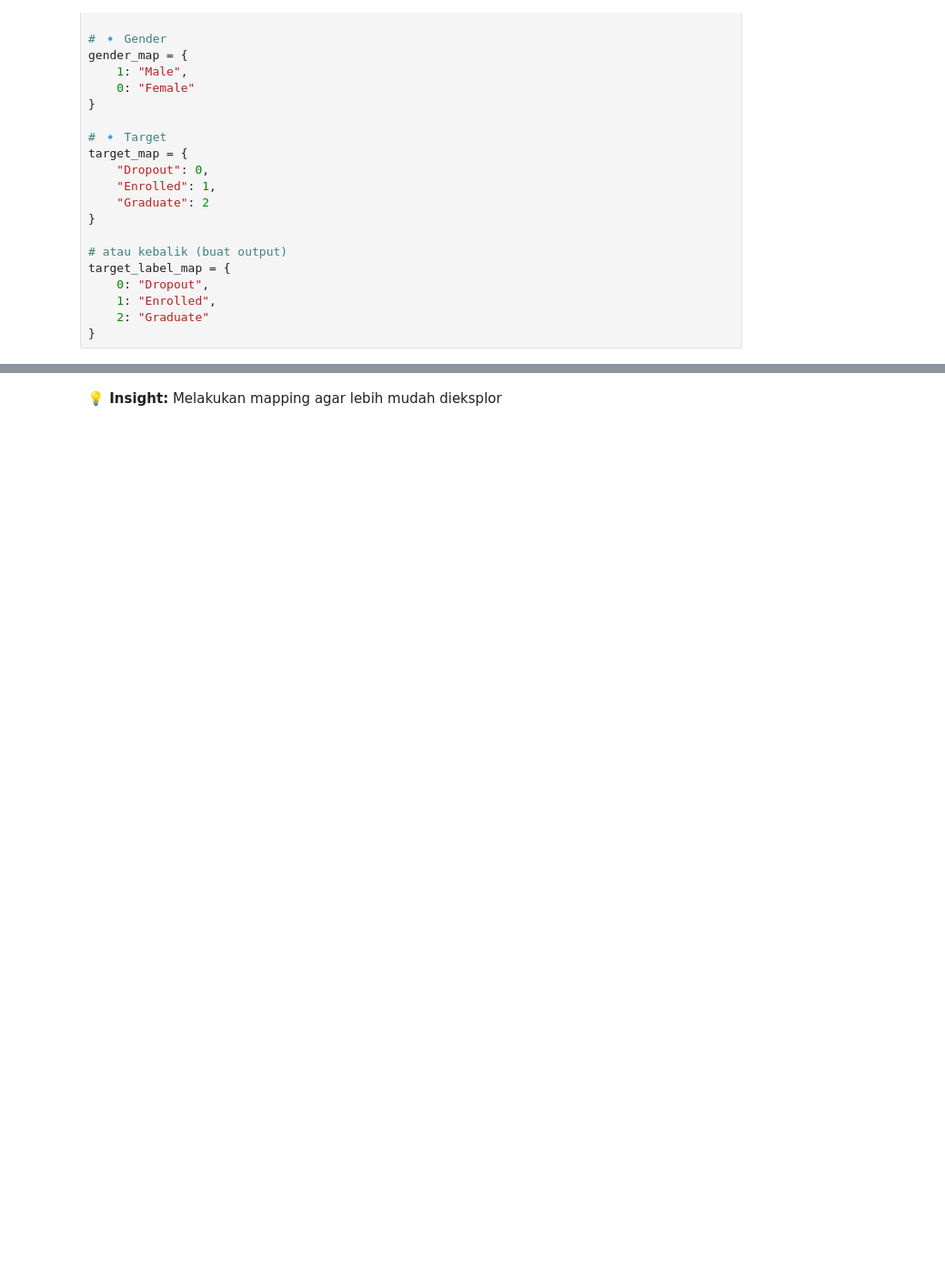
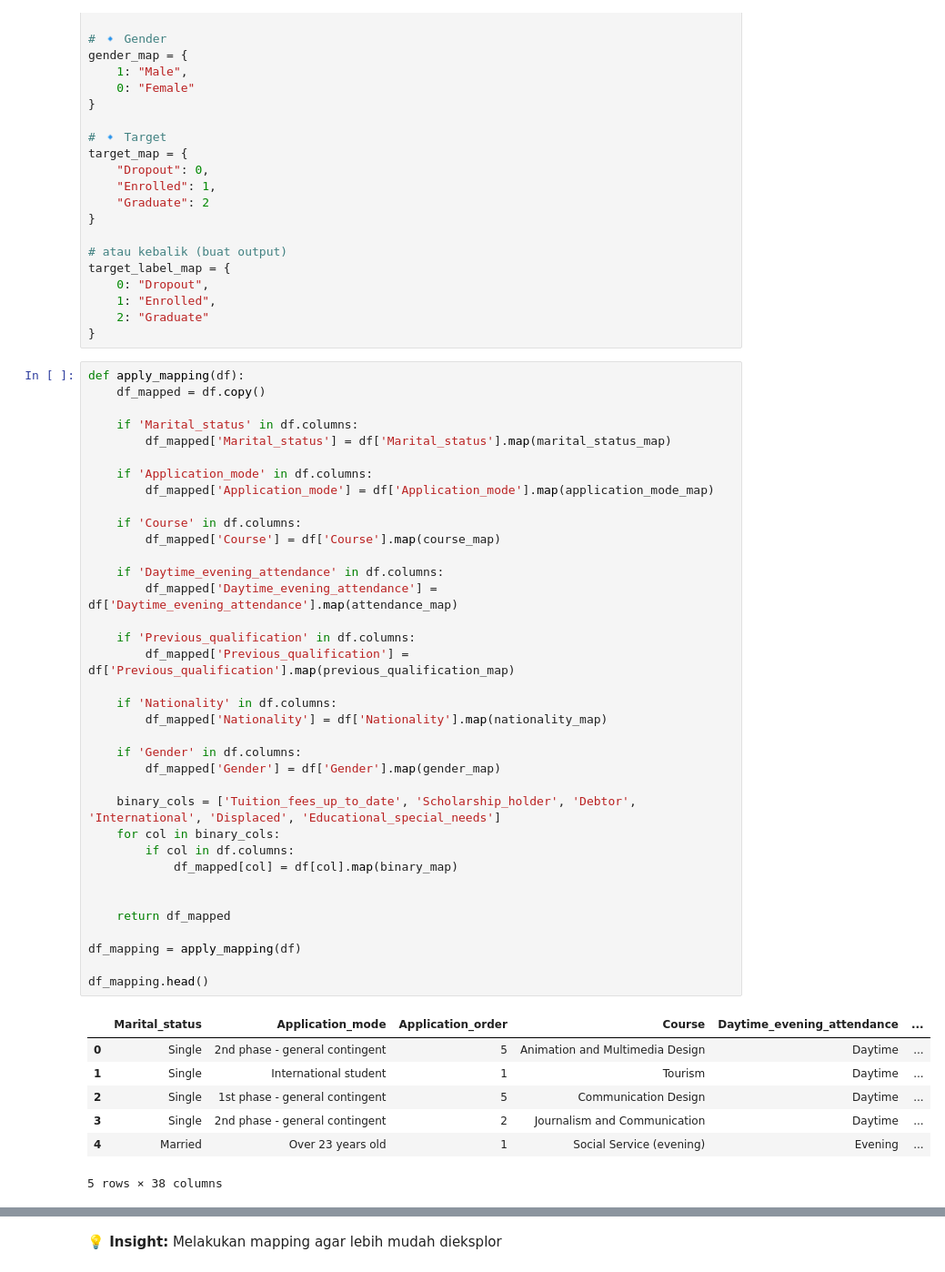
Before and after one commit to BarzDev/streamlit_for_PDS2, a Jupyter notebook: notebook.ipynb, the cells around one changed output, grey strips where cells are left out. Shown at 91% size. Saved outputs shown, nothing was run; the diff lists cells and outputs as text; blank space fills up the shorter version.

Commit message:
add: data mapping and dashboard

```diff
--- a/notebook.ipynb
+++ b/notebook.ipynb
@@ -283,3 +281,47 @@ target_label_map = {
     1: "Enrolled",
     2: "Graduate"
 }
+# %%
+def apply_mapping(df):
+    df_mapped = df.copy()
+
+    if 'Marital_status' in df.columns:
+        df_mapped['Marital_status'] = df['Marital_status'].map(marital_status_map)
+
+    if 'Application_mode' in df.columns:
+        df_mapped['Application_mode'] = df['Application_mode'].map(application_mode_map)
+
+    if 'Course' in df.columns:
+        df_mapped['Course'] = df['Course'].map(course_map)
+
+    if 'Daytime_evening_attendance' in df.columns:
+        df_mapped['Daytime_evening_attendance'] = df['Daytime_evening_attendance'].map(attendance_map)
+
+    if 'Previous_qualification' in df.columns:
+        df_mapped['Previous_qualification'] = df['Previous_qualification'].map(previous_qualification_map)
+
+    if 'Nationality' in df.columns:
+        df_mapped['Nationality'] = df['Nationality'].map(nationality_map)
+
+    if 'Gender' in df.columns:
+        df_mapped['Gender'] = df['Gender'].map(gender_map)
+
+    binary_cols = ['Tuition_fees_up_to_date', 'Scholarship_holder', 'Debtor', 'International', 'Displaced', 'Educational_special_needs']
+    for col in binary_cols:
+        if col in df.columns:
+            df_mapped[col] = df[col].map(binary_map)
+
+
+    return df_mapped
+
+df_mapping = apply_mapping(df)
+
+df_mapping.head()
+# %% [output]
+|  | Marital_status | Application_mode | Application_order | Course | Daytime_evening_attendance | ... |
+| 0 | Single | 2nd phase - general contingent | 5 | Animation and Multimedia Design | Daytime | ... |
+| 1 | Single | International student | 1 | Tourism | Daytime | ... |
+| 2 | Single | 1st phase - general contingent | 5 | Communication Design | Daytime | ... |
+| 3 | Single | 2nd phase - general contingent | 2 | Journalism and Communication | Daytime | ... |
+| 4 | Married | Over 23 years old | 1 | Social Service (evening) | Evening | ... |
+5 rows × 38 columns
```
Also changed, not shown: parts of 6 cells of this notebook, 2 other files.
